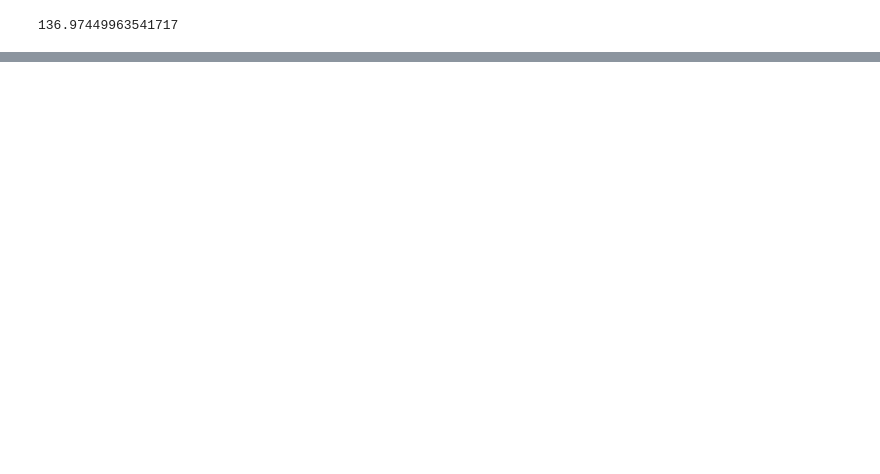
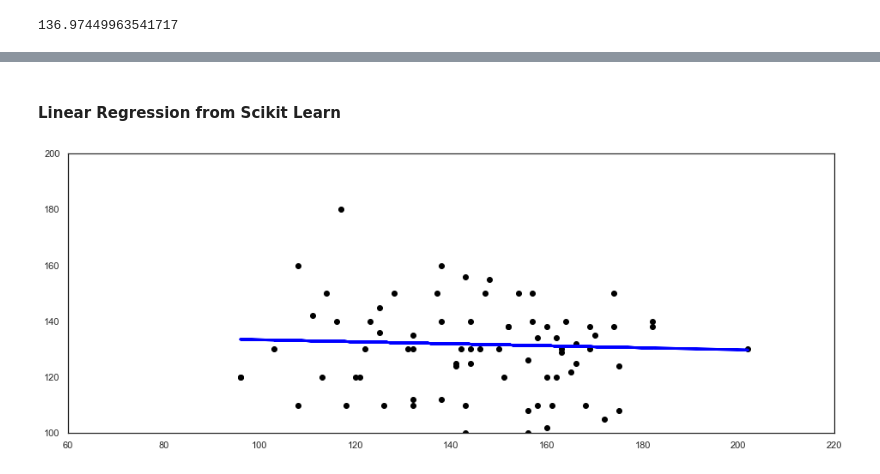
Before and after one commit to mcabanlit/linear-regression, a Jupyter notebook: linear-regression.ipynb, the cells around one changed output, grey strips where cells are left out. Saved outputs shown, nothing was run; the diff lists cells and outputs as text; code cells hidden in the pictures; blank space fills up the shorter version.

```diff
--- a/linear-regression.ipynb
+++ b/linear-regression.ipynb
@@ -172,0 +193,10 @@ plt.show()
+# %% [markdown]
+#### Linear Regression from Scikit Learn
+# %%
+plt.scatter(X_test, y_test, color="black")
+plt.plot(X_test, y_pred, color="blue", linewidth=3)
+plt.xlim(60, 220)
+plt.ylim(100, 200)
+plt.show()
+# %% [output]
+[figure, added]
```
Also changed, not shown: parts of 38 cells of this notebook.
